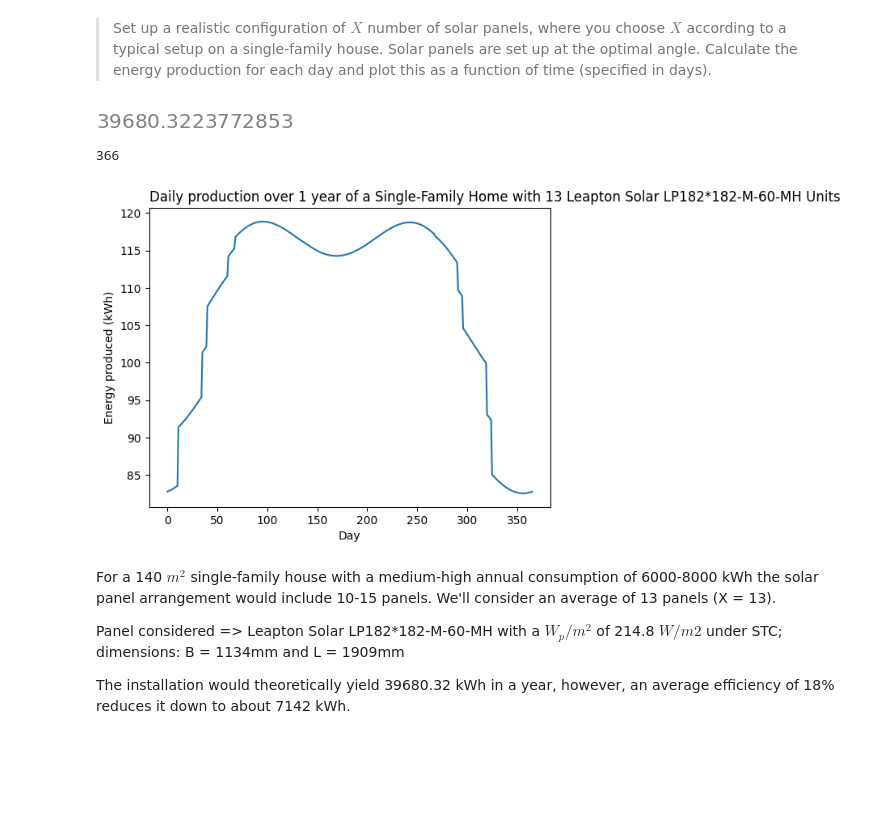
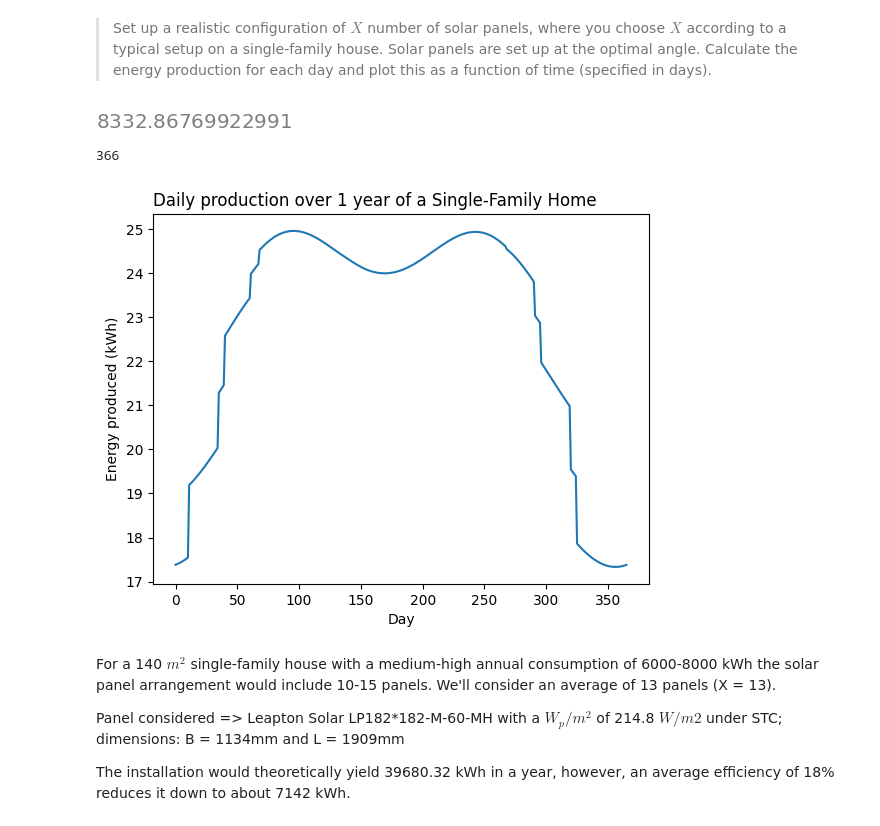
Before and after one commit to Romultra/Ultra-solar-panels, a Jupyter notebook: Questions.ipynb, the cells around one changed output. Saved outputs shown, nothing was run; the diff lists cells and outputs as text; code cells hidden in the pictures; blank space fills up the shorter version.

```diff
--- a/Questions.ipynb
+++ b/Questions.ipynb
@@ -427,19 +427,19 @@ plt.show()
 # %%
 sunpos = site.get_solarposition(times)
 result = flux_function_daily_prod(180, 39, 0.5, 1.134, 1.909, sunpos)
-display((13*result[0]))
+display((0.21*13*result[0]))
 
-plt.title("Daily production over 1 year of a Single-Family Home with 13 Leapton Solar LP182*182-M-60-MH Units", loc = 'left')
+plt.title("Daily production over 1 year of a Single-Family Home", loc = 'left')
 plt.xlabel("Day")
 plt.ylabel("Energy produced (kWh)")
 
 print(len(result[1]))
-plt.plot(np.multiply(result[1], 13))
+plt.plot(np.multiply(result[1], 0.21*13))
 plt.show()
 # %% [output]
-[figure, old version]
+[figure, new version]
 366
-[figure, old version]
+[figure, new version]
 # %% [markdown]
 For a 140 $m^2$ single-family house with a medium-high annual consumption of 6000-8000 kWh the solar panel arrangement would include 10-15 panels. We'll consider an average of 13 panels (X = 13).
 
```
Also changed, not shown: 5 other files.
